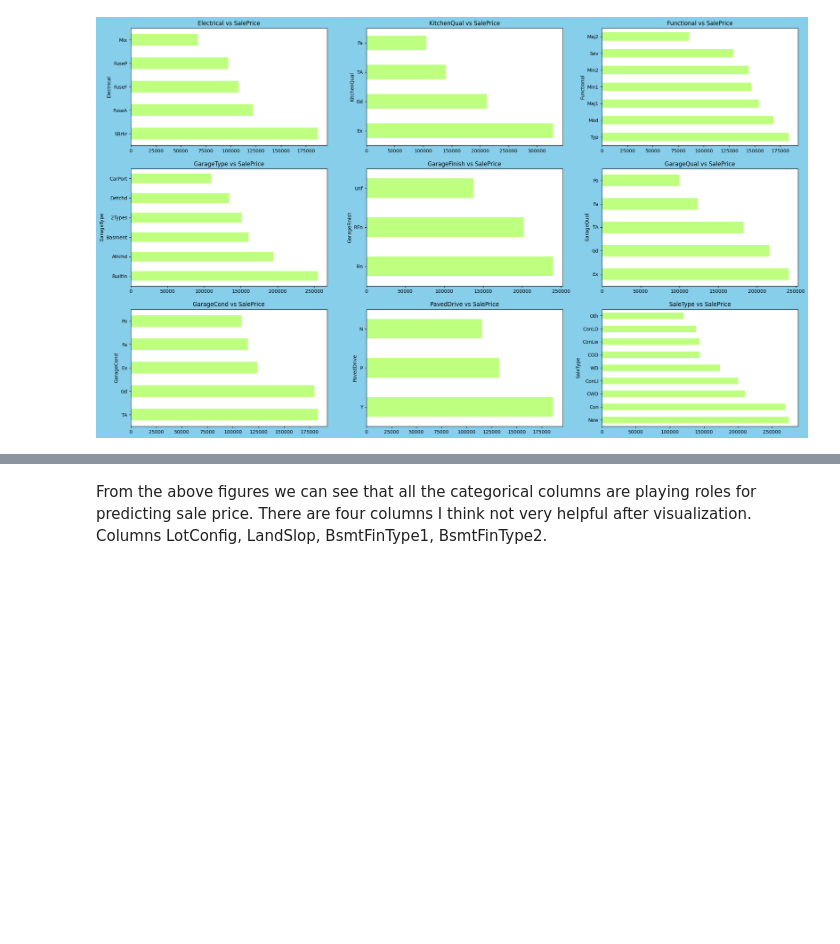
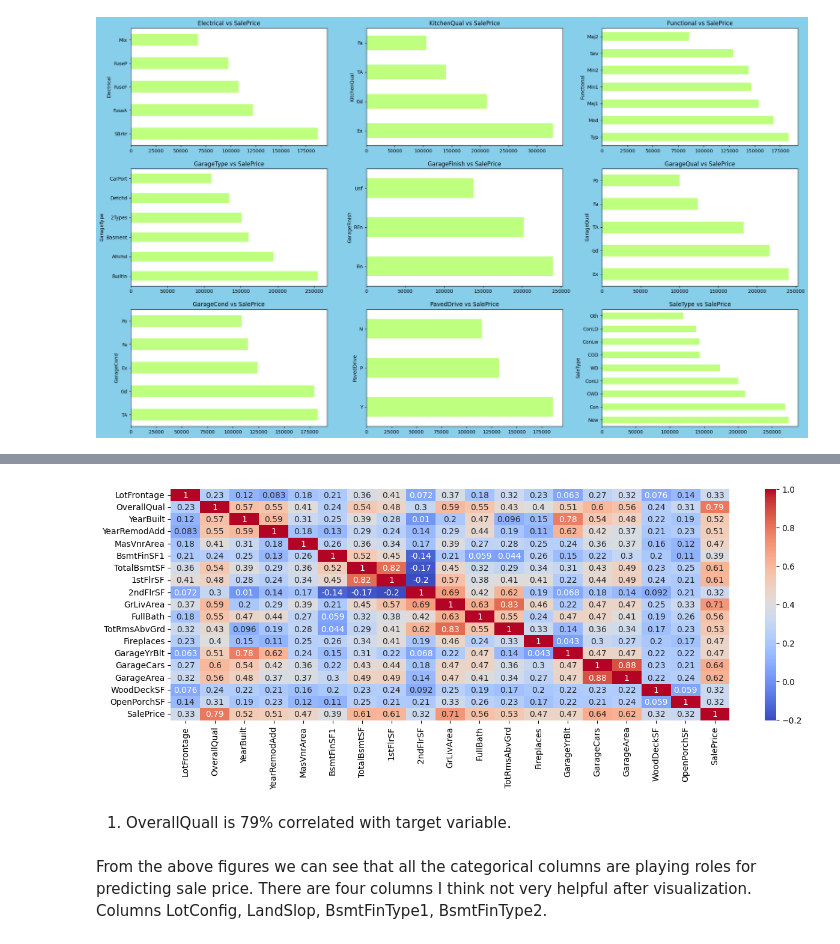
Before and after one commit to mdismailquraishicse/HousePriceAdvanceRegressionTechniquesKaggle, a Jupyter notebook: Main.ipynb, the cells around one changed output, grey strips where cells are left out. Saved outputs shown, nothing was run; the diff lists cells and outputs as text; code cells hidden in the pictures; blank space fills up the shorter version.

```diff
--- a/Main.ipynb
+++ b/Main.ipynb
@@ -776,3 +783,13 @@ plt.show()
+# %%
+cols = corr[(corr['SalePrice']> 0.3)].index # choosing those columns which are highly correlated with target variable
+corr2 = df_copy[cols].corr()
+plt.figure(figsize=(15,5))
+sns.heatmap(corr2, annot=True, cmap='coolwarm')
+plt.show()
+# %% [output]
+[figure, added]
+# %% [markdown]
+1. OverallQuall is 79% correlated with target variable.
 # %% [markdown]
 From the above figures we can see that all the categorical columns are playing roles for predicting sale price. There are four columns I think not very helpful after visualization. Columns LotConfig, LandSlop, BsmtFinType1, BsmtFinType2.
 # %% [markdown]
```
Also changed, not shown: parts of 8 cells of this notebook.
